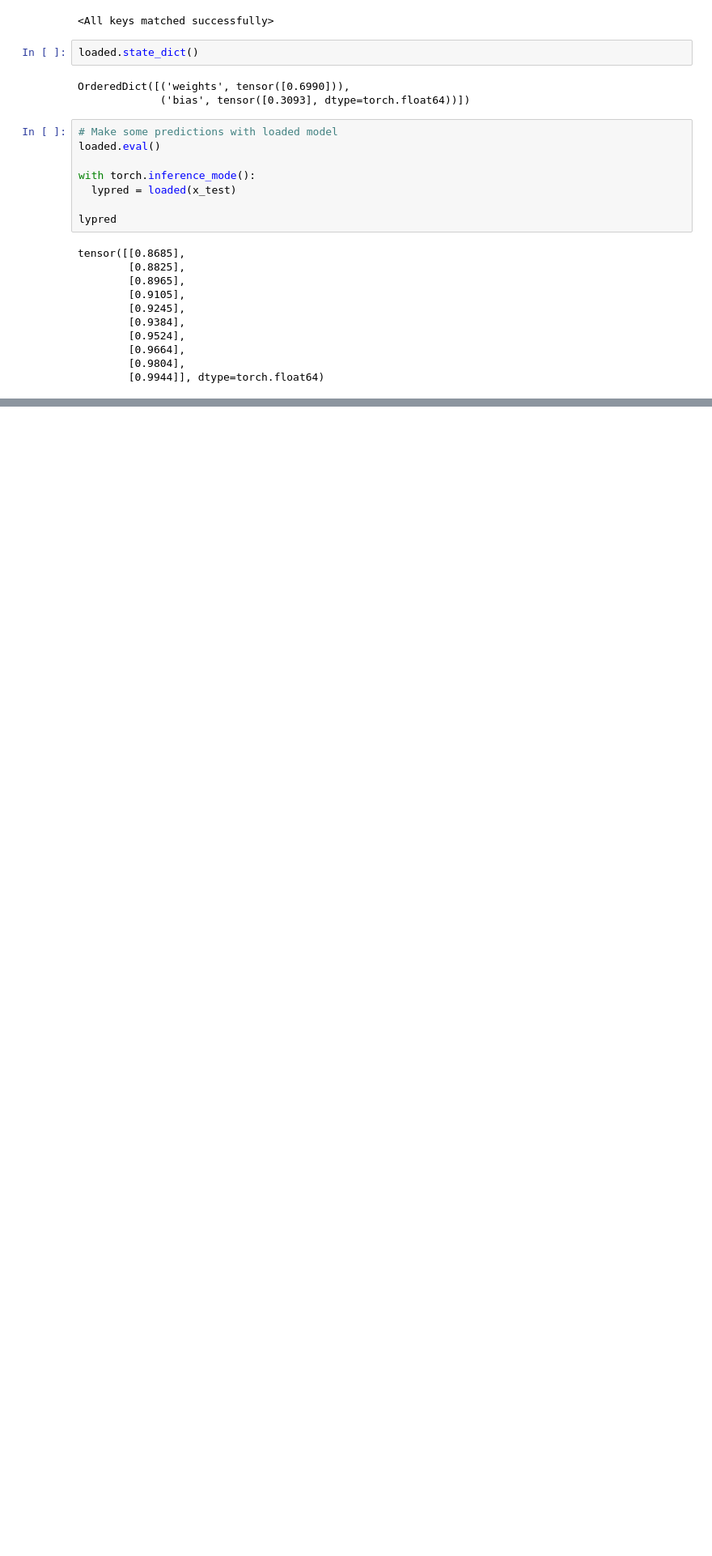
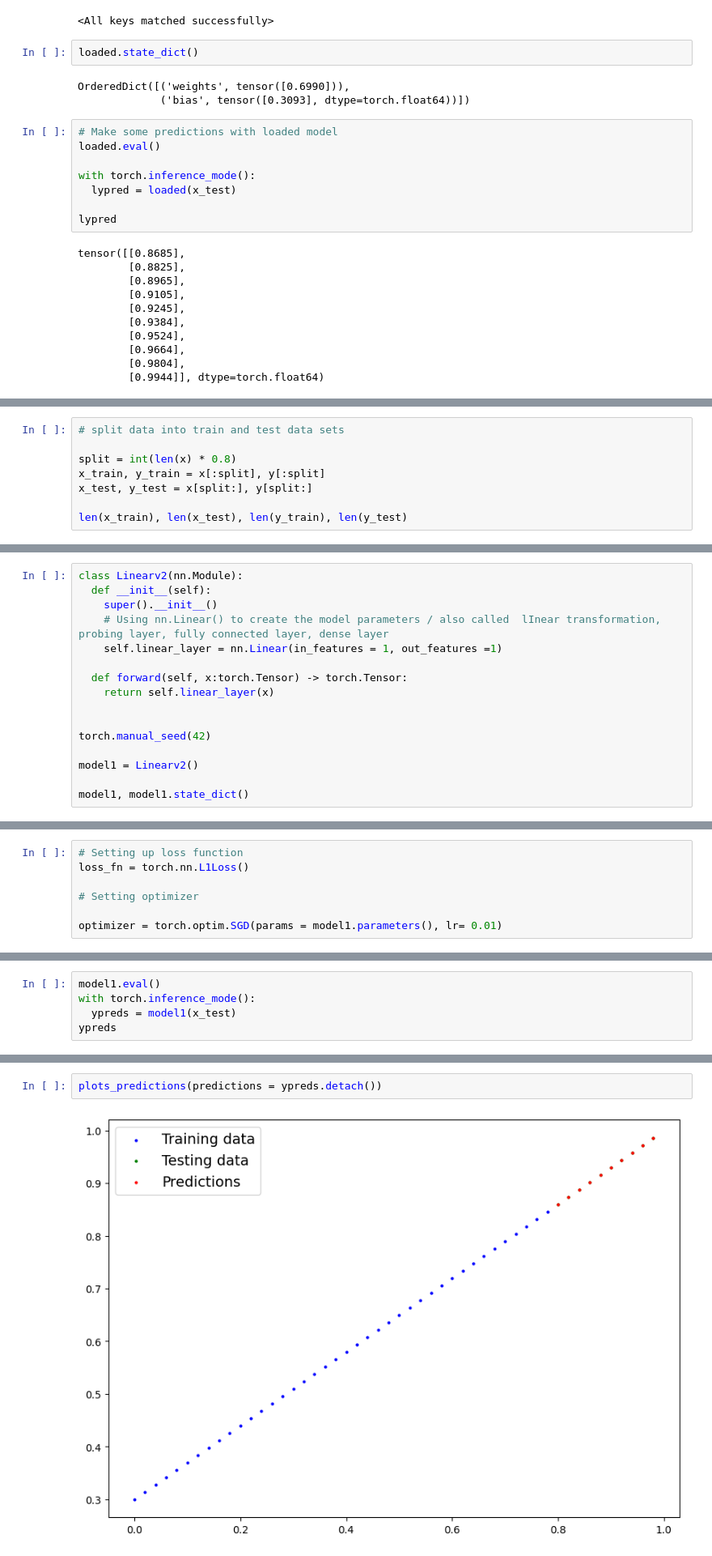
Before and after one commit to Sainithinkadarla/Learn_AI, a Jupyter notebook: Pytorch_tutorial_freecodecamp.ipynb, the cells around one changed output, grey strips where cells are left out. Shown: that part at 81% size. Saved outputs shown, nothing was run; the diff lists cells and outputs as text; blank space fills up the shorter version.

```diff
--- a/Pytorch_tutorial_freecodecamp.ipynb
+++ b/Pytorch_tutorial_freecodecamp.ipynb
@@ -1249,0 +1299,8 @@ plots_predictions(predictions = lypred)
+# %%
+# split data into train and test data sets
+
+split = int(len(x) * 0.8)
+x_train, y_train = x[:split], y[:split]
+x_test, y_test = x[split:], y[split:]
+
+len(x_train), len(x_test), len(y_train), len(y_test)
@@ -1249,0 +1314,16 @@ plots_predictions(predictions = lypred)
+# %%
+class Linearv2(nn.Module):
+  def __init__(self):
+    super().__init__()
+    # Using nn.Linear() to create the model parameters / also called  lInear transformation, probing layer, fully connected layer, dense layer
+    self.linear_layer = nn.Linear(in_features = 1, out_features =1)
+
+  def forward(self, x:torch.Tensor) -> torch.Tensor:
+    return self.linear_layer(x)
+
+
+torch.manual_seed(42)
+
+model1 = Linearv2()
+
+model1, model1.state_dict()
@@ -1249,0 +1352,7 @@ plots_predictions(predictions = lypred)
+# %%
+# Setting up loss function
+loss_fn = torch.nn.L1Loss()
+
+# Setting optimizer
+
+optimizer = torch.optim.SGD(params = model1.parameters(), lr= 0.01)
@@ -1249,0 +1450,5 @@ plots_predictions(predictions = lypred)
+# %%
+model1.eval()
+with torch.inference_mode():
+  ypreds = model1(x_test)
+ypreds
@@ -1249,0 +1466,4 @@ plots_predictions(predictions = lypred)
+# %%
+plots_predictions(predictions = ypreds.detach())
+# %% [output]
+[figure, added]
```
Also changed, not shown: parts of 30 cells of this notebook.
